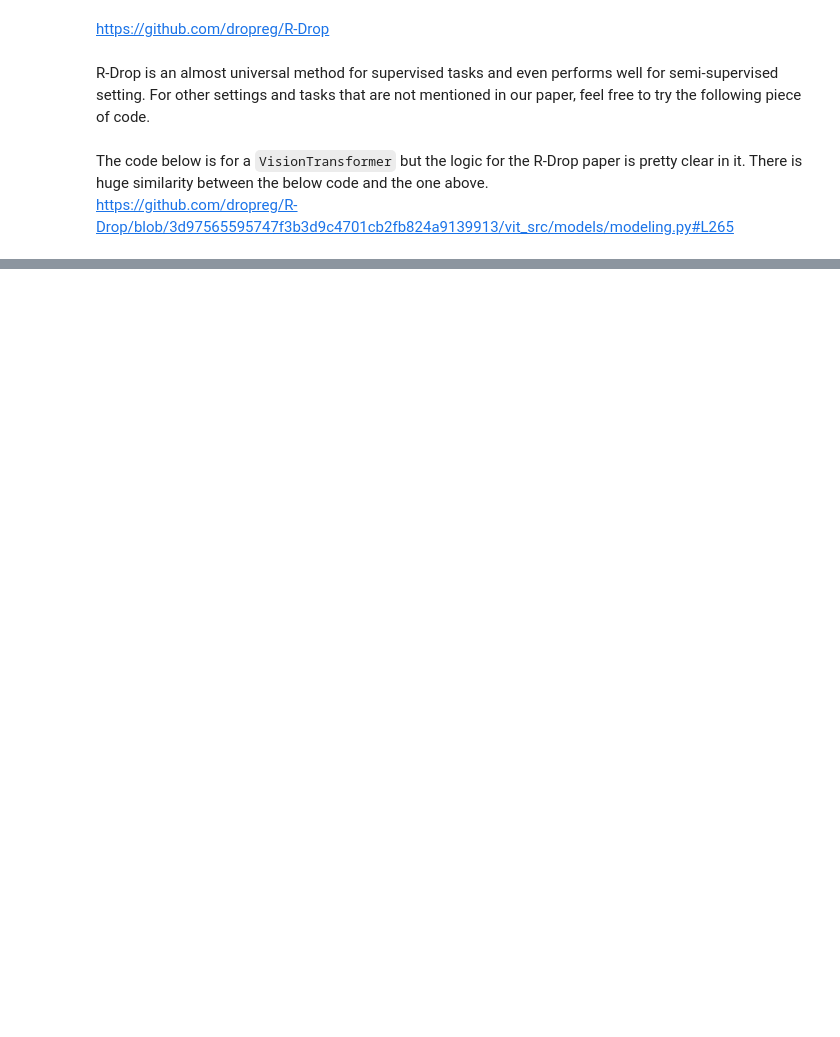
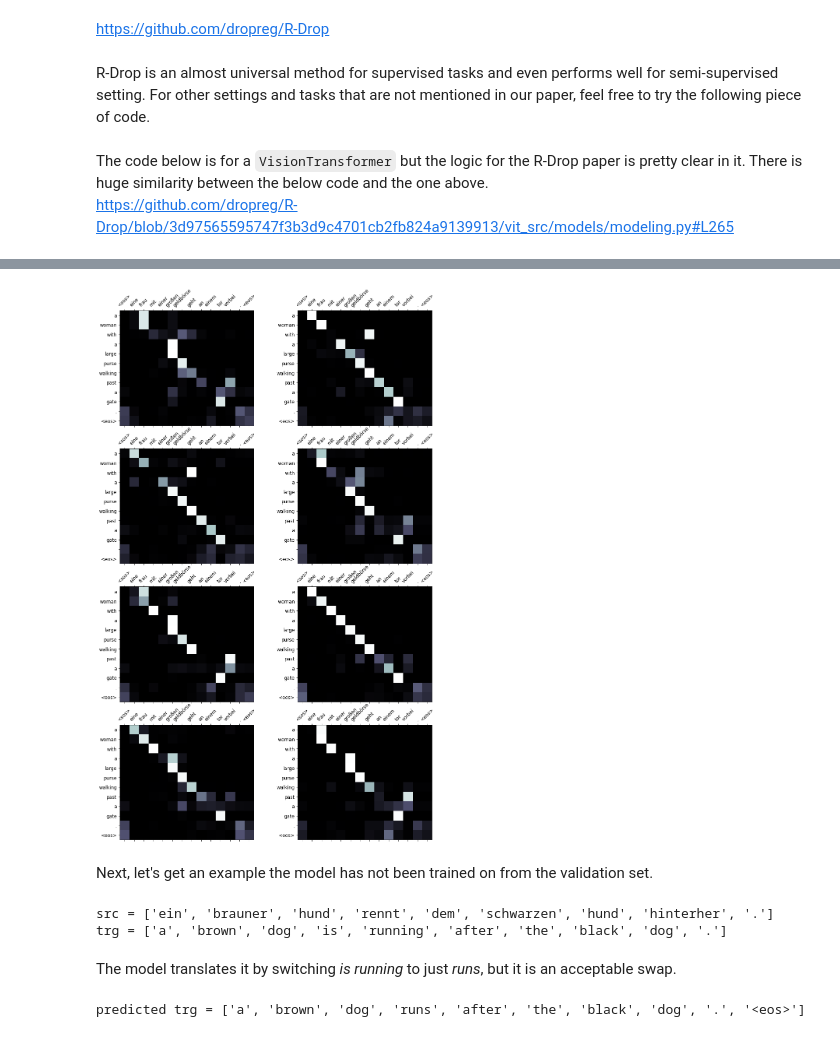
Before and after one commit to nickmnt/data, a Jupyter notebook: pytorch/implementations/R_Drop.ipynb, the cells around one changed output, grey strips where cells are left out. Cells and saved outputs as stored; diff of their text form; code cells hidden in the pictures; blank space fills up the shorter version.

```diff
--- a/pytorch/implementations/R_Drop.ipynb
+++ b/pytorch/implementations/R_Drop.ipynb
@@ -73,0 +822,6 @@ def forward(self, x, labels=None):
+# %%
+model.load_state_dict(torch.load('tut6-model.pt'))
+
+test_loss = evaluate(model, test_iterator, criterion)
+
+print(f'| Test Loss: {test_loss:.3f} | Test PPL: {math.exp(test_loss):7.3f} |')
@@ -73,0 +897,25 @@ def forward(self, x, labels=None):
+# %%
+def display_attention(sentence, translation, attention, n_heads = 8, n_rows = 4, n_cols = 2):
+
+    assert n_rows * n_cols == n_heads
+
+    fig = plt.figure(figsize=(15,25))
+
+    for i in range(n_heads):
+
+        ax = fig.add_subplot(n_rows, n_cols, i+1)
+
+        _attention = attention.squeeze(0)[i].cpu().detach().numpy()
+
+        cax = ax.matshow(_attention, cmap='bone')
+
+        ax.tick_params(labelsize=12)
+        ax.set_xticklabels(['']+['<sos>']+[t.lower() for t in sentence]+['<eos>'],
+                           rotation=45)
+        ax.set_yticklabels(['']+translation)
+
+        ax.xaxis.set_major_locator(ticker.MultipleLocator(1))
+        ax.yaxis.set_major_locator(ticker.MultipleLocator(1))
+
+    plt.show()
+    plt.close()
@@ -73,0 +924,8 @@ def forward(self, x, labels=None):
+# %%
+example_idx = 8
+
+src = vars(train_data.examples[example_idx])['src']
+trg = vars(train_data.examples[example_idx])['trg']
+
+print(f'src = {src}')
+print(f'trg = {trg}')
@@ -73,0 +937,4 @@ def forward(self, x, labels=None):
+# %%
+translation, attention = translate_sentence(src, SRC, TRG, model, device)
+
+print(f'predicted trg = {translation}')
@@ -73,0 +945,25 @@ def forward(self, x, labels=None):
+# %%
+display_attention(src, translation, attention)
+# %% [output]
+[figure, added]
+# %% [markdown]
+Next, let's get an example the model has not been trained on from the validation set.
+# %%
+example_idx = 6
+
+src = vars(valid_data.examples[example_idx])['src']
+trg = vars(valid_data.examples[example_idx])['trg']
+
+print(f'src = {src}')
+print(f'trg = {trg}')
+# %% [output]
+src = ['ein', 'brauner', 'hund', 'rennt', 'dem', 'schwarzen', 'hund', 'hinterher', '.']
+trg = ['a', 'brown', 'dog', 'is', 'running', 'after', 'the', 'black', 'dog', '.']
+# %% [markdown]
+The model translates it by switching *is running* to just *runs*, but it is an acceptable swap.
+# %%
+translation, attention = translate_sentence(src, SRC, TRG, model, device)
+
+print(f'predicted trg = {translation}')
+# %% [output]
+predicted trg = ['a', 'brown', 'dog', 'runs', 'after', 'the', 'black', 'dog', '.', '<eos>']
```
Also changed, not shown: parts of 76 cells of this notebook.
